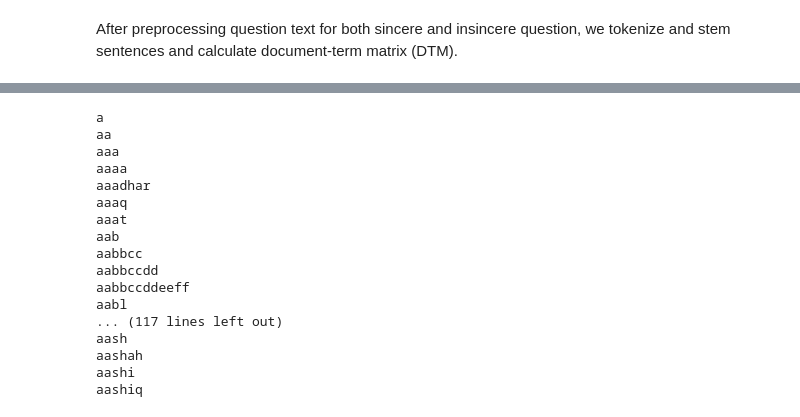
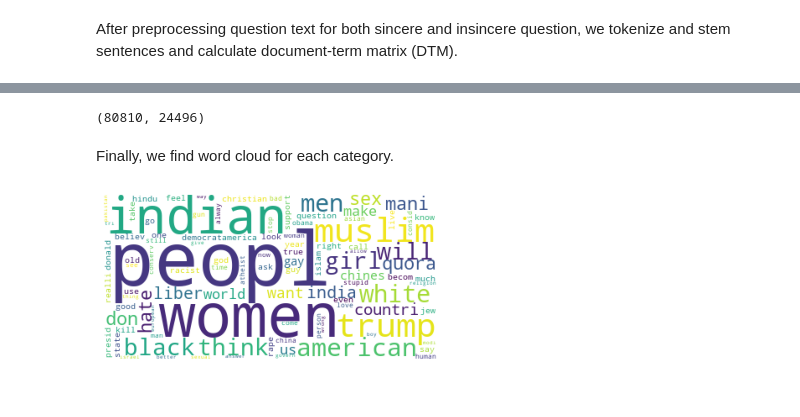
Before and after one commit to shiranimehr/Capstone-two, a Jupyter notebook: insincere_questions_classification/notebooks/EDA.ipynb, the cells around one changed output, grey strips where cells are left out. Saved outputs shown, nothing was run; the diff lists cells and outputs as text; code cells hidden in the pictures.

```diff
--- a/insincere_questions_classification/notebooks/EDA.ipynb
+++ b/insincere_questions_classification/notebooks/EDA.ipynb
@@ -120,5 +120,6 @@ def tokenize(sentence):
 # %%
 def createDTM(qtext):
     vectorizer = TfidfVectorizer(tokenizer = tokenize)
-    tdm = vectorizer.fit_transform(qtext)
-    return vectorizer, tdm
+    dtm = vectorizer.fit_transform(qtext)
+    result = pd.DataFrame(dtm.toarray(), columns=vectorizer.get_feature_names())
+    return result
@@ -134,33 +131,18 @@ tdm1.shape
+# %%
+dtmOne = createDTM(catOneQuestions)
+dtmOne.shape
+# %% [output]
+(80810, 24496)
+# %% [markdown]
+Finally, we find word cloud for each category.
 # %%
-def generateWordCloud(vectorizer, tdm):
-    dtMx = pd.DataFrame(tdm.toarray(), columns=vectorizer.get_feature_names())
-    d = {}
-    keys = vectorizer.get_feature_names()
-    for k in keys:
-        #print(k)
-        d[k] = dtMx[k].sum(axis=0)
-    w = WordCloud(mode='RGBA',background_color='white', max_words=100).generate_from_frequencies(d)
-    plt.imshow(w)
+def generateWordCloud(dtm):
+    words = dtm.columns
+    freq = dtm.sum(axis=0)
+    wordFreq = dict(zip(words, freq))
+    wrdCld = WordCloud(mode='RGBA',background_color='white',
+                       max_words=100).generate_from_frequencies(wordFreq)
+    plt.imshow(wrdCld)
     plt.axis('off')
     plt.show()
     return
-# %%
-generateWordCloud(vectorizer0, tdm0)
-# %% [output]
-a
-aa
-aaa
-aaaa
-aaadhar
-aaaq
-aaat
-aab
-aabbcc
-aabbccdd
-aabbccddeeff
-aabl
-... (117 lines left out)
-aash
-aashah
-aashi
-aashiq
@@ -168,0 +151,4 @@ generateWordCloud(vectorizer1, tdm1)
+# %%
+generateWordCloud(dtmOne)
+# %% [output]
+[figure, added]
```
Also changed, not shown: parts of 6 cells of this notebook.
